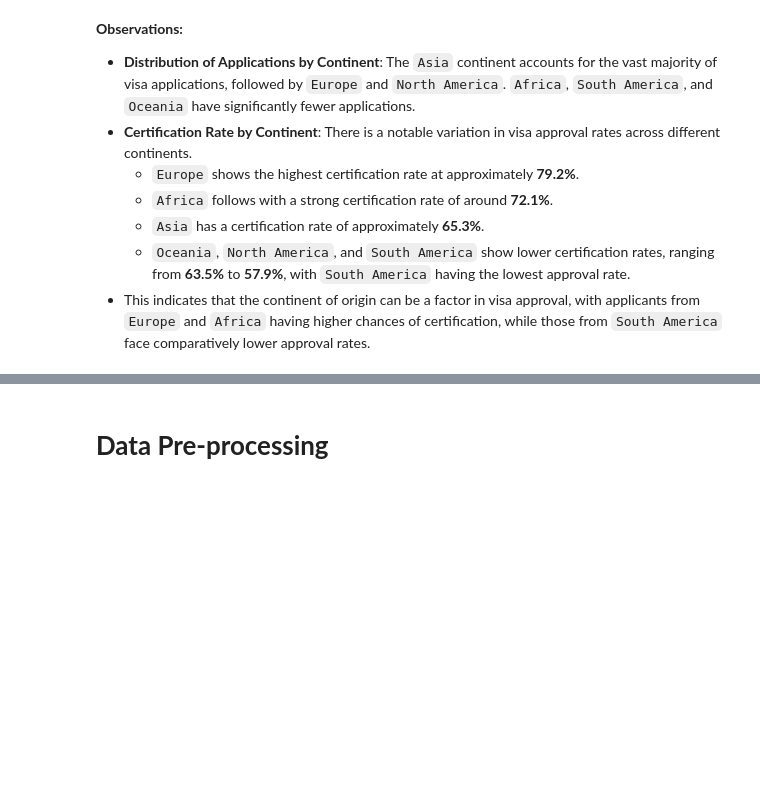
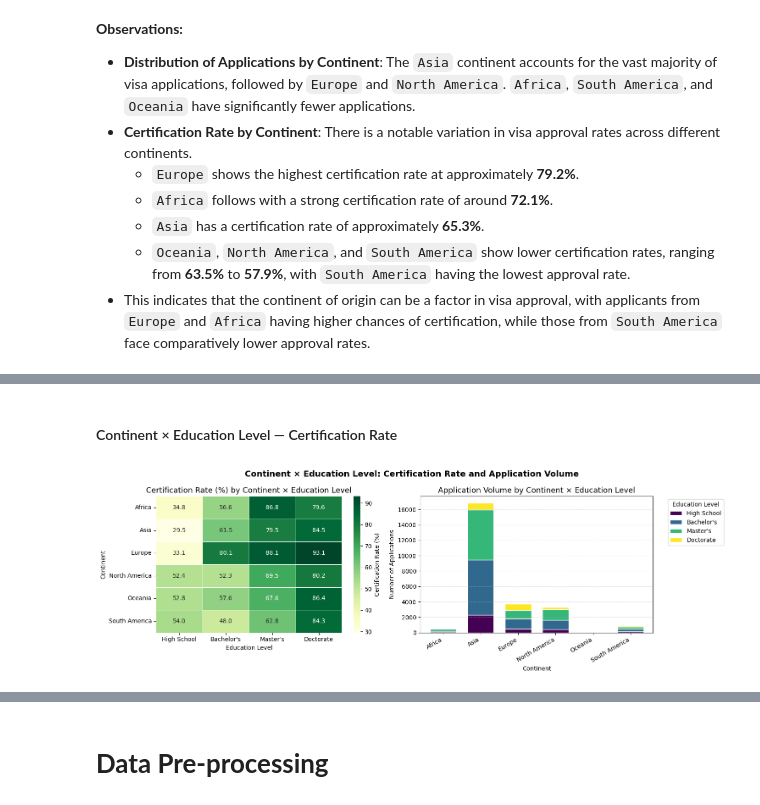
Before and after one commit to alienrivero/great-learning-aiml, a Jupyter notebook: Advanced Machine Learning/EasyVisa/Project_Full_Code_Notebook_EasyVisa.ipynb, the cells around one changed output, grey strips where cells are left out. Cells and saved outputs as stored; diff of their text form; code cells hidden in the pictures; blank space fills up the shorter version.

```diff
--- a/Advanced Machine Learning/EasyVisa/Project_Full_Code_Notebook_EasyVisa.ipynb
+++ b/Advanced Machine Learning/EasyVisa/Project_Full_Code_Notebook_EasyVisa.ipynb
@@ -692,0 +745,46 @@ plt.show()
+# %% [markdown]
+#### Continent × Education Level — Certification Rate
+# %%
+edu_order = ['High School', "Bachelor's", "Master's", 'Doctorate']
+
+# Certification rate (%) for each Continent × Education combination
+cert_pivot = (
+    data.groupby(['continent', 'education_of_employee'])['case_status']
+    .apply(lambda x: (x == 'Certified').sum() / len(x) * 100)
+    .unstack()
+    .reindex(columns=edu_order)
+)
+
+# Application volume for the same grouping
+volume_pivot = (
+    data.groupby(['continent', 'education_of_employee'])['case_status']
+    .count()
+    .unstack()
+    .reindex(columns=edu_order)
+    .fillna(0)
+)
+
+fig, axes = plt.subplots(1, 2, figsize=(15, 5))
+
+# Heatmap of certification rates
+sns.heatmap(cert_pivot, annot=True, fmt='.1f', cmap='YlGn', ax=axes[0],
+            cbar_kws={'label': 'Certification Rate (%)'}, linewidths=0.5, linecolor='white')
+axes[0].set_title('Certification Rate (%) by Continent × Education Level', fontsize=13)
+axes[0].set_xlabel('Education Level')
+axes[0].set_ylabel('Continent')
+
+# Stacked bar of application volume
+volume_pivot.plot(kind='bar', stacked=True, ax=axes[1], colormap='viridis', edgecolor='white', width=0.7)
+axes[1].set_title('Application Volume by Continent × Education Level', fontsize=13)
+axes[1].set_xlabel('Continent')
+axes[1].set_ylabel('Number of Applications')
+axes[1].set_xticklabels(axes[1].get_xticklabels(), rotation=30, ha='right')
+axes[1].legend(title='Education Level', bbox_to_anchor=(1.05, 1), loc='upper left')
+axes[1].grid(axis='y', linestyle='--', alpha=0.4)
+
+plt.suptitle('Continent × Education Level: Certification Rate and Application Volume',
+             fontsize=14, fontweight='bold')
+plt.tight_layout()
+plt.show()
+# %% [output]
+[figure, added]
```
Also changed, not shown: parts of 25 cells of this notebook.
